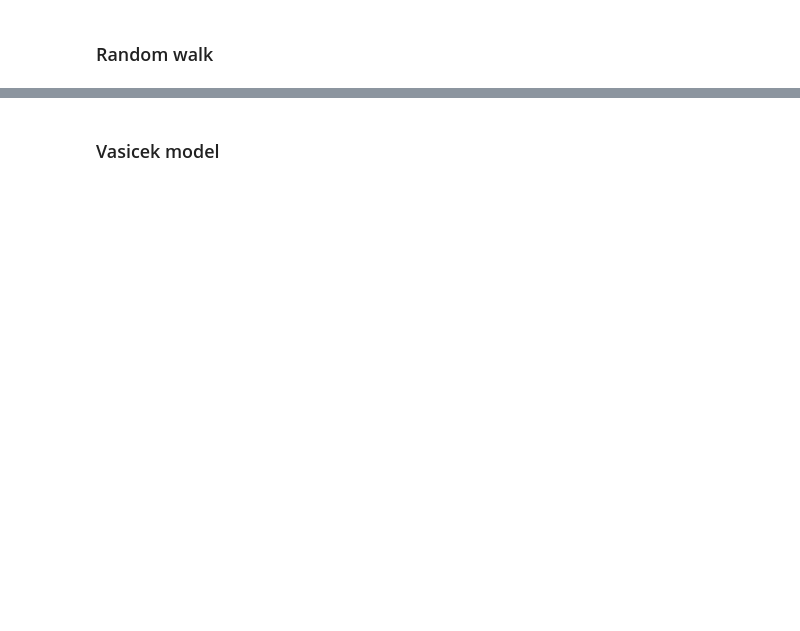
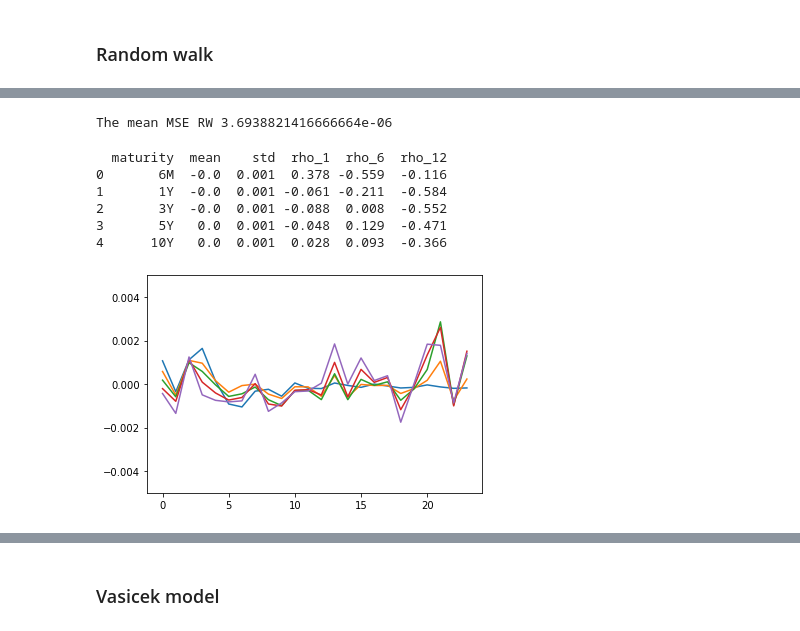
Before and after one commit to obbepulles/Seminar-ING, a Jupyter notebook: amira.ipynb, the cells around one changed output, grey strips where cells are left out. Cells and saved outputs as stored; diff of their text form; code cells hidden in the pictures; blank space fills up the shorter version.

```diff
--- a/amira.ipynb
+++ b/amira.ipynb
@@ -347,7 +408,0 @@ The MSE of treasury maturity of 6 months 2.1386722222222223e-06
-# %%
-#MSE2 = np.mean((test_data.iloc[:,0]-forecast_results_df.iloc[0,53])**2)
-p = 0
-for i in range(0,5):
-    p+=np.mean((test_data.iloc[:,i]-forecast_results_df.iloc[i,53])**2)
-MSE2= p/5
-print(f"The mean MSE RW",MSE2)
@@ -355,0 +409,4 @@ The mean MSE RW 1.7933831296296298e-05
+# %%
+forecast_results_df=forecast_results_df.T
+forecast_results_df=forecast_results_df.set_index(test_data.index)
+forecast_results_df
@@ -355,0 +431,62 @@ The mean MSE RW 1.7933831296296298e-05
+# %%
+MSE2=mean_squared_error(test_data, forecast_results_df)
+print(f"The mean MSE RW",MSE2)
+# %% [output]
+The mean MSE RW 3.6938821416666664e-06
+# %%
+# Define the index range
+index_range = range(24)
+
+# Define the column names
+column_names = ["6M", "1Y", "3Y", "5Y", "10Y"]
+
+# Create the DataFrame
+e = pd.DataFrame(index=index_range, columns=column_names)
+e.iloc[:,0]=(test_data.iloc[:,0]-forecast_results_df.iloc[:,0]).values
+e.iloc[:,1]=(test_data.iloc[:,1]-forecast_results_df.iloc[:,1]).values
+e.iloc[:,2]=(test_data.iloc[:,2]-forecast_results_df.iloc[:,2]).values
+e.iloc[:,3]=(test_data.iloc[:,3]-forecast_results_df.iloc[:,3]).values
+e.iloc[:,4]=(test_data.iloc[:,4]-forecast_results_df.iloc[:,4]).values
+# %%
+e = e.apply(pd.to_numeric, errors='coerce')
+# %%
+# STYLIZED FACT 3-5
+# voor het maken van de tabel om te checken of er hoge autocorrelation is
+def lagSeries(column, lag):
+    return column.shift(lag)
+
+def autoCorrelation(series, lag):
+    lag_series = lagSeries(series, lag)
+    if len(series) != len(lag_series):
+        raise ValueError("Length mismatch between series and lagged series")
+    return series.corr(lag_series)
+
+def makeTable():
+    table = []
+    maturities = ['6M','1Y','3Y','5Y','10Y']
+    for maturity in maturities:
+        series = res[maturity]
+        row = {"maturity": maturity,
+              "mean": series.mean(),
+               "std": series.std(),
+               "rho_1": autoCorrelation(series,1),
+               "rho_6": autoCorrelation(series,6),
+               "rho_12": autoCorrelation(series,12)}
+        table.append(row)
+    return pd.DataFrame(table)
+
+print(makeTable().round(3))
+# %% [output]
+  maturity  mean    std  rho_1  rho_6  rho_12
+0       6M  -0.0  0.001  0.378 -0.559  -0.116
+1       1Y  -0.0  0.001 -0.061 -0.211  -0.584
+2       3Y  -0.0  0.001 -0.088  0.008  -0.552
+3       5Y   0.0  0.001 -0.048  0.129  -0.471
+4      10Y   0.0  0.001  0.028  0.093  -0.366
+# %%
+#plt.plot(ar1_results[col].resid)
+for i in e.columns:
+    plt.plot(ar1_results[i].resid)
+    plt.ylim(-0.005, 0.005)
+# %% [output]
+[figure, added]
```
Also changed, not shown: parts of 34 cells of this notebook.
